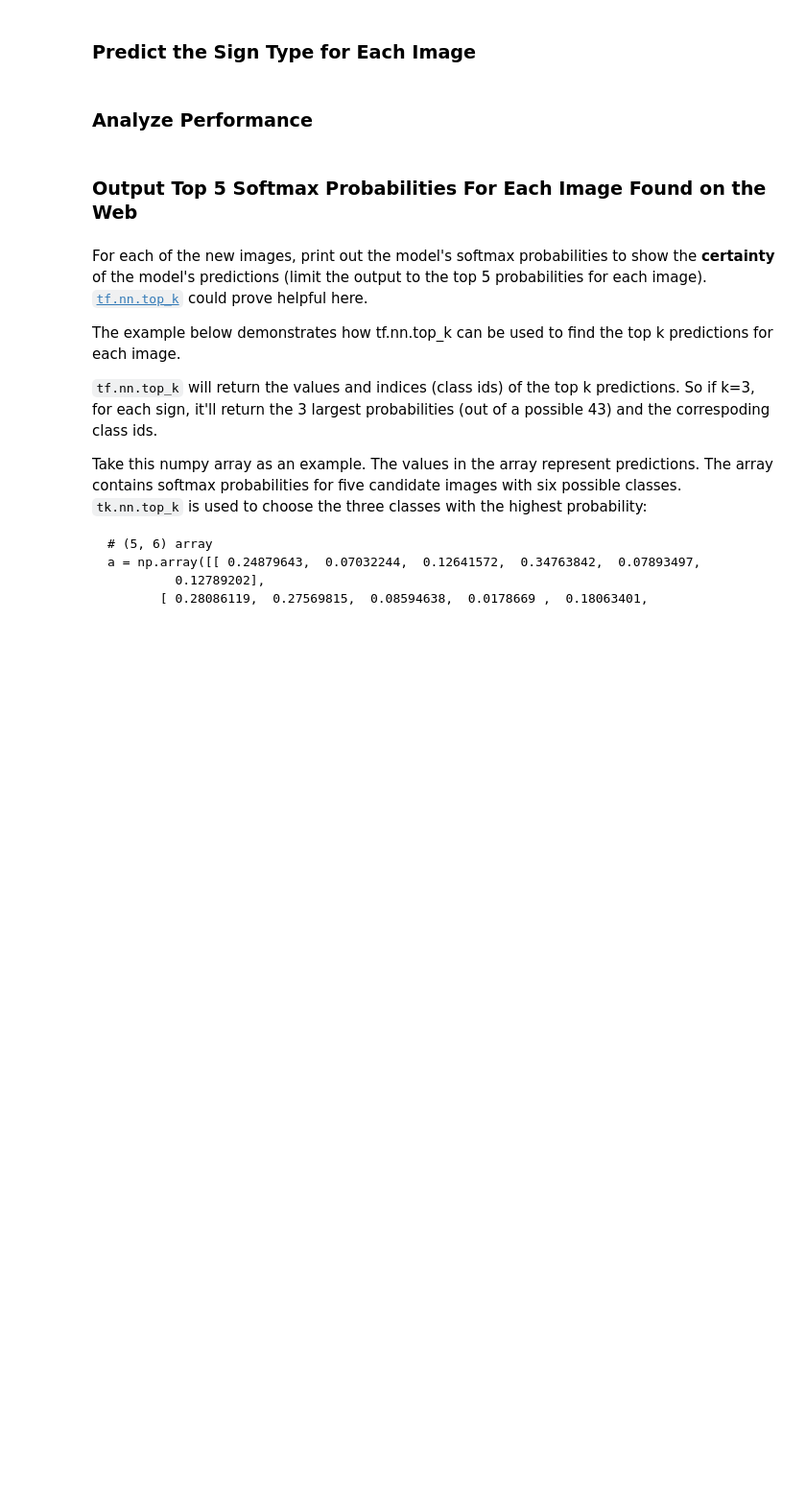
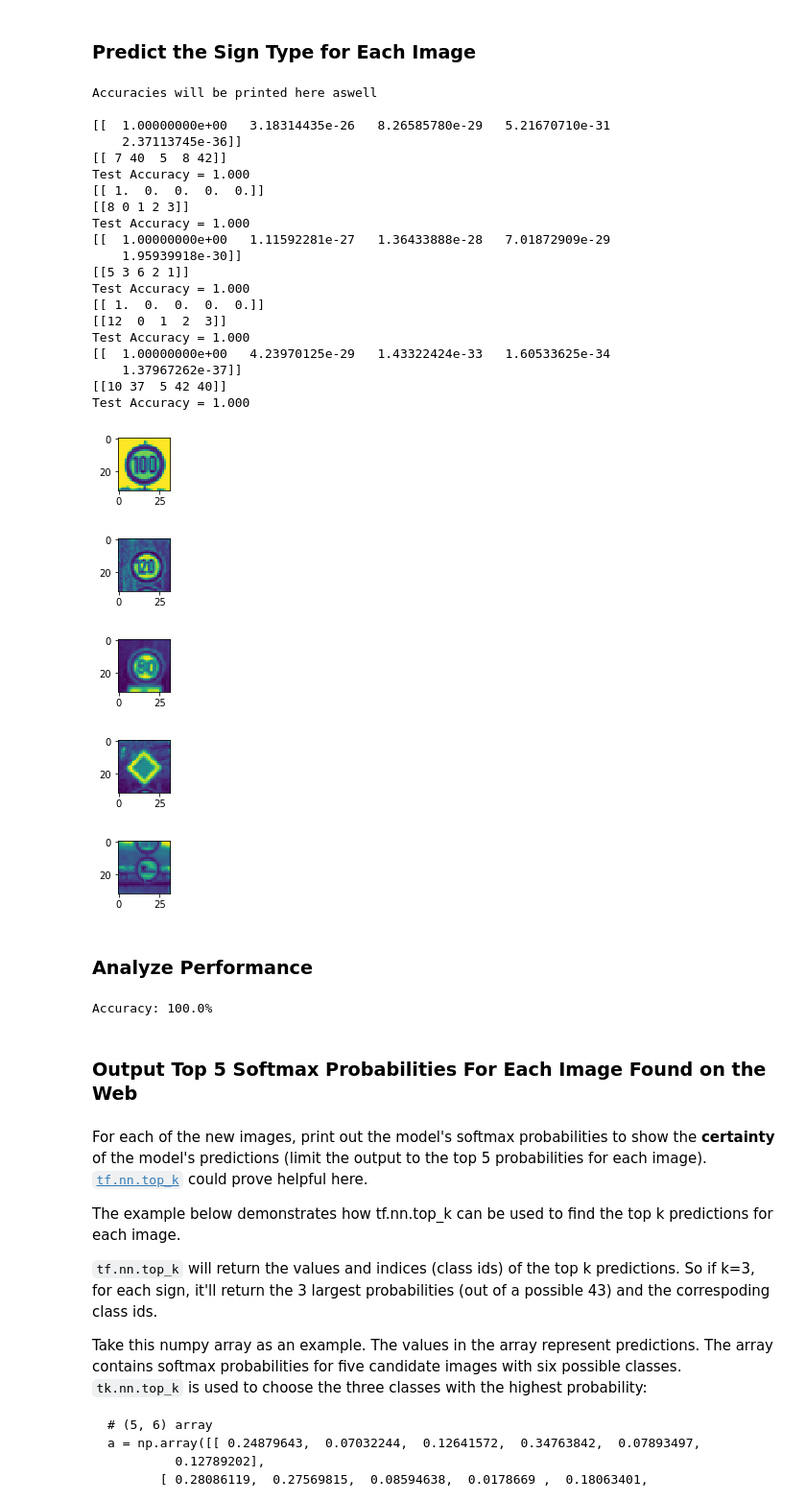
Before and after one commit to OSR-raw/SelfDriving2, a Jupyter notebook: TraficSign/Traffic_Sign_Classifier.ipynb, the cells around one changed output. Shown: that part at 96% size. Cells and saved outputs as stored; diff of their text form; code cells hidden in the pictures; blank space fills up the shorter version.

```diff
--- a/TraficSign/Traffic_Sign_Classifier.ipynb
+++ b/TraficSign/Traffic_Sign_Classifier.ipynb
@@ -175,6 +175,13 @@ for i in range(0, len(X_valid)):
     processedValid.append(NormilizeIMG(X_valid[i]))
 X_valid = processedValid
 
+processedTest = []
+print(len(X_test))
+for i in range(0, len(X_test)):
+    processedTest.append(NormilizeIMG(X_test[i]))
+X_test = processedTest
+print(len(processedTest))
+
 #X_train = processedImg
 plotIMG(X_valid[1])
 #print(processedImg[1]>0.0)
@@ -183,7 +190,7 @@ print(X_valid[1].shape)
 #X_train, y_train = shuffle(X_train, y_train)
 import tensorflow as tf
 
-EPOCHS = 30
+EPOCHS = 100
 BATCH_SIZE = 128
 
 ### Preprocess the data here. It is required to normalize the data. Other preprocessing steps could include
@@ -450,12 +442,59 @@ You may find `signnames.csv` useful as it contains mappings from the class id (i
 # %%
 ### Run the predictions here and use the model to output the prediction for each image.
 ### Make sure to pre-process the images with the same pre-processing pipeline used earlier.
 ### Feel free to use as many code cells as needed.
+
+#Images are olre
+
+processedTest = []
+accuracies = []
+
+print("Accuracies will be printed here aswell")
+print("")
+for i in range(0, len(X_test)):
+    processedTest.append(NormilizeIMG(X_test[i]))
+    plotIMG(processedTest[i])
+    with tf.Session() as sess:
+        saver.restore(sess, tf.train.latest_checkpoint('.'))
+
+        test_accuracy = evaluate([processedTest[i]], [y_test[i]], 1)
+        accuracies.append(test_accuracy)
+        print("Test Accuracy = {:.3f}".format(test_accuracy))
+# %% [output]
+Accuracies will be printed here aswell
+
+[[  1.00000000e+00   3.18314435e-26   8.26585780e-29   5.21670710e-31
+    2.37113745e-36]]
+[[ 7 40  5  8 42]]
+Test Accuracy = 1.000
+[[ 1.  0.  0.  0.  0.]]
+[[8 0 1 2 3]]
+Test Accuracy = 1.000
+[[  1.00000000e+00   1.11592281e-27   1.36433888e-28   7.01872909e-29
+    1.95939918e-30]]
+[[5 3 6 2 1]]
+Test Accuracy = 1.000
+[[ 1.  0.  0.  0.  0.]]
+[[12  0  1  2  3]]
+Test Accuracy = 1.000
+[[  1.00000000e+00   4.23970125e-29   1.43322424e-33   1.60533625e-34
+    1.37967262e-37]]
+[[10 37  5 42 40]]
+Test Accuracy = 1.000
+[figure, added]
+[figure, added]
+[figure, added]
+[figure, added]
+[figure, added]
 # %% [markdown]
 ### Analyze Performance
 # %%
 ### Calculate the accuracy for these 5 new images.
 ### For example, if the model predicted 1 out of 5 signs correctly, it's 20% accurate on these new images.
+res = (sum(accuracies)/len(accuracies))*100.0
+print("Accuracy: " + str(res) + "%")
+# %% [output]
+Accuracy: 100.0%
 # %% [markdown]
 ### Output Top 5 Softmax Probabilities For Each Image Found on the Web
 # %% [markdown]
```
Also changed, not shown: parts of 8 cells of this notebook, 10 other files.
